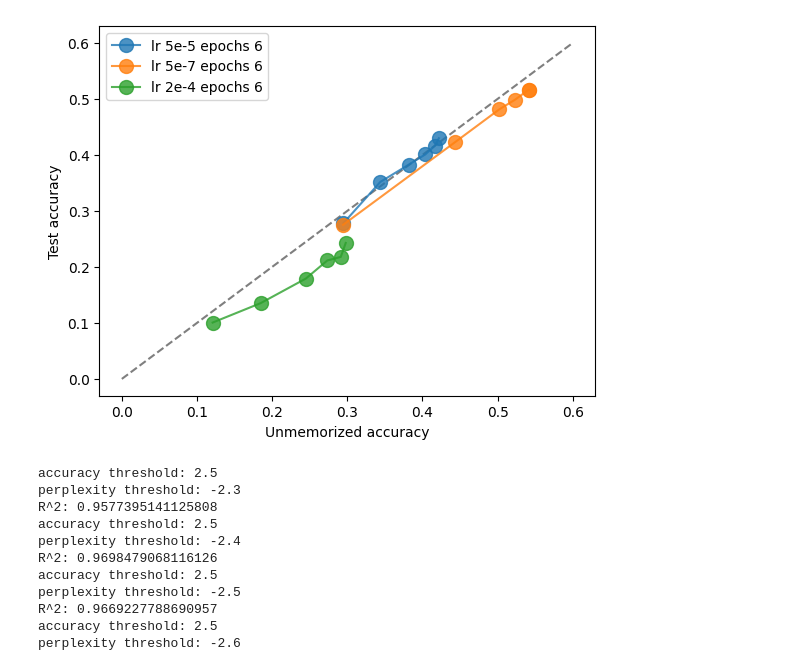
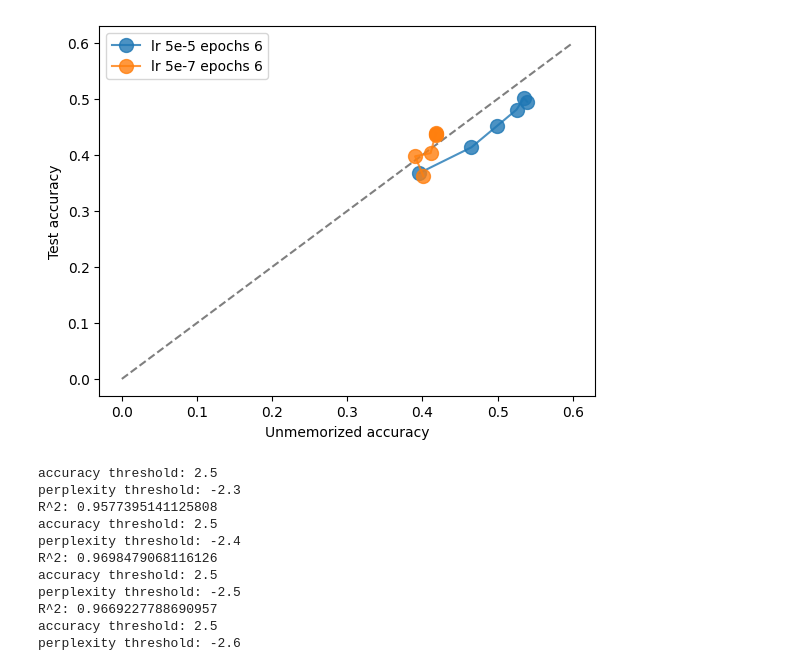
Before and after one commit to katiekang1998/reasoning_data, a Jupyter notebook: gsm8k_orig_perplexity_clean.ipynb, the cells around one changed output. Drawn from its saved outputs; the diff is of its cells as text; code cells hidden in the pictures.

```diff
--- a/gsm8k_orig_perplexity_clean.ipynb
+++ b/gsm8k_orig_perplexity_clean.ipynb
@@ -30,15 +30,22 @@ def get_stats(train_name):
             try:
                 train_correct = (np.load("ckpts/"+train_name+"/"+ckpt+ "/train_answer_types50_seed2_temp0.8.npy")==0)
             except:
-                train_correct = (np.load("ckpts/"+train_name+"/"+ckpt+ "/train_answer_types50_seed2.npy")==0)
+                try:
+                    train_correct = (np.load("ckpts/"+train_name+"/"+ckpt+ "/train_answer_types50_seed2.npy")==0)
+                except:
+                    train_correct = (np.load("ckpts/"+train_name+"/"+ckpt+ "/train_answer_types10_seed2_temp0.8.npy")==0)
         train_accs = train_correct.mean(axis=-1)
         train_accs_all.append(train_accs)
 
         perplexities = np.load("ckpts/"+train_name+"/"+ckpt+ "/train_perplexities.npy")
         perplexities_all.append(perplexities)
 
-    train_accs_all = np.array(train_accs_all)
-    perplexities_all = np.array(perplexities_all)
+    subsample_idxs = np.load("ckpts/"+train_name+"/subsample_idxs.npy")
+
+    train_accs_all = np.array(train_accs_all)[:, subsample_idxs]
+    perplexities_all = np.array(perplexities_all)[:, subsample_idxs]
+
+
 
     test_accs_all = []
 
@@ -103,9 +110,13 @@ def get_ratios2(stats_dict, perp_threshold=-2.5):
 
     return return_dict
 # %%
-stats_dict5 = get_stats("gsm8k_orig_6epochs_full_lr5e-05_bs128")
-stats_dict7 = get_stats("gsm8k_orig_6epochs_full_lr5e-07_bs128")
-stats_dict4 = get_stats("gsm8k_orig_6epochs_full_lr0.0002_bs128")
+# stats_dict5 = get_stats("gsm8k_orig_6epochs_full_lr5e-05_bs128")
+# stats_dict7 = get_stats("gsm8k_orig_6epochs_full_lr5e-07_bs128")
+# stats_dict4 = get_stats("gsm8k_orig_6epochs_full_lr0.0002_bs128")
+
+stats_dict5 = get_stats("gsm8k_orig_6epochs_half_lr2e-05_bs128")
+stats_dict7 = get_stats("gsm8k_orig_12epochs_quarter_lr2e-05_bs128")
+stats_dict4 = get_stats("gsm8k_orig_24epochs_eighth_lr2e-05_bs128")
 # %%
 perp_threshold=-2.4
 
@@ -115,19 +126,19 @@ ratios_dict4 =  get_ratios2(stats_dict4, perp_threshold=perp_threshold)
 # %%
 plt.plot([0, 0.6], [0, 0.6], "--", color="black", alpha=0.5)
 
 
 plt.plot(ratios_dict5["unmemorized_acc_cummax"], ratios_dict5["avg_test_acc"], "o-", markersize=10, c="C0", alpha=0.8, label="lr 5e-5 epochs 6")
 plt.plot(ratios_dict7["unmemorized_acc_cummax"], ratios_dict7["avg_test_acc"], "o-", markersize=10, c="C1", alpha=0.8, label="lr 5e-7 epochs 6")
-plt.plot(ratios_dict4["unmemorized_acc_cummax"], ratios_dict4["avg_test_acc"], "o-", markersize=10, c="C2", alpha=0.8, label="lr 2e-4 epochs 6")
+# plt.plot(ratios_dict4["unmemorized_acc_cummax"], ratios_dict4["avg_test_acc"], "o-", markersize=10, c="C2", alpha=0.8, label="lr 2e-4 epochs 6")
 
 
 
 plt.legend()
 plt.xlabel("Unmemorized accuracy")
 plt.ylabel("Test accuracy")
 plt.savefig("delete.png")
 # %% [output]
-[figure, old version]
+[figure, new version]
 # %%
 from sklearn.linear_model import LinearRegression
 
```
Also changed, not shown: 7 other files.
